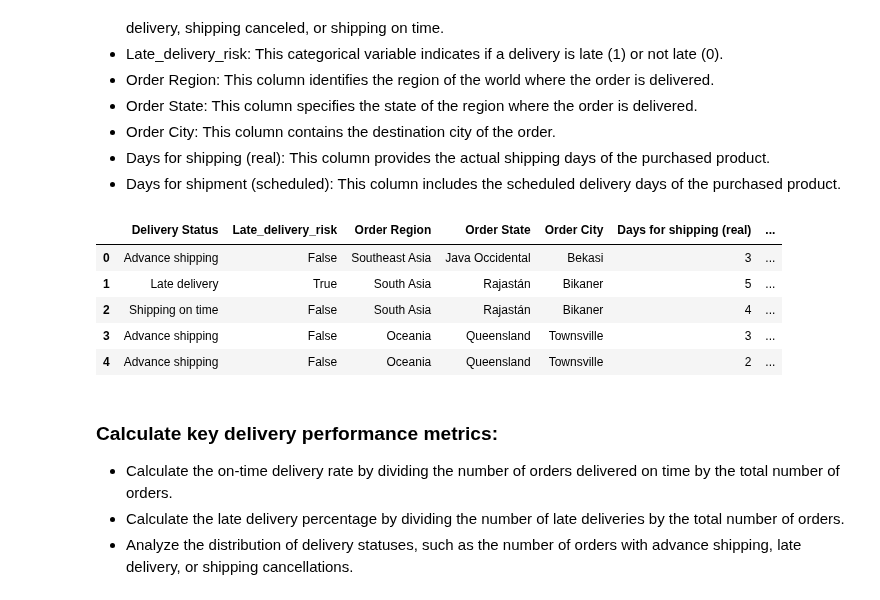
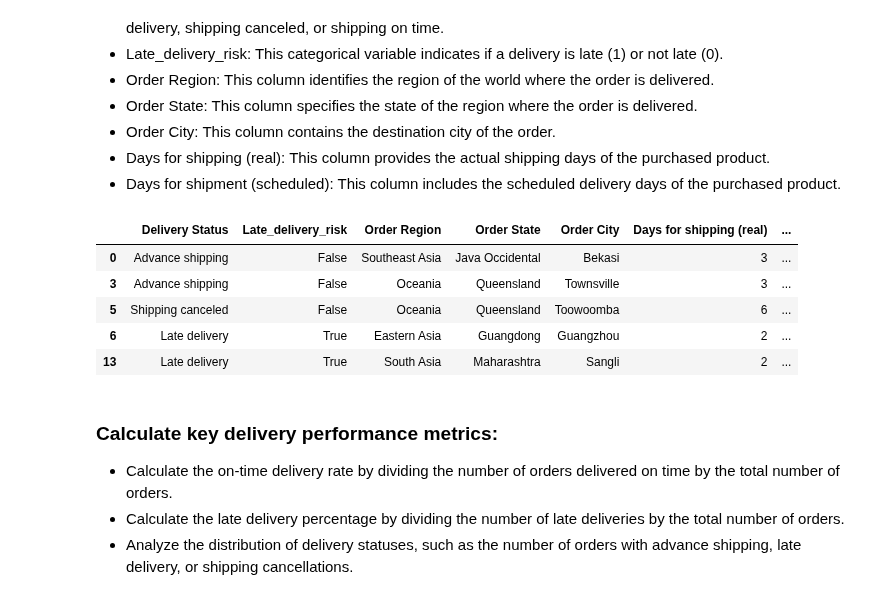
Before and after one commit to azamaufar/supplychainDA, a Jupyter notebook: EDA_Supply_Chain_Data.ipynb, the cells around one changed output. Cells and saved outputs as stored; diff of their text form; code cells hidden in the pictures.

```diff
--- a/EDA_Supply_Chain_Data.ipynb
+++ b/EDA_Supply_Chain_Data.ipynb
@@ -319,11 +305,9 @@ plt.show()
 For the next analysis, I filtered the dataset to only include orders that have a status of "COMPLETE". This is because I want to focus on orders that have already been processed and delivered to the customer. By filtering out orders with other statuses such as "PROCESSING", "PENDING", or "CANCELED", I can ensure that I am only analyzing data from orders that have already been completed. This will allow me to get a better understanding of the factors that contribute to successful and timely deliveries.
 # %%
 #Percentage of Delivery Status of Complete Order
-df_complete_order = df.loc[df['Order Status']=='COMPLETE']
+df_complete_order = df.loc[(df['Order Status']=='COMPLETE') | (df['Order Status']=='CANCELED')]
 delivery_counts = df_complete_order.groupby('Delivery Status')['Customer Id'].count()
 
-# Remove the "Shipping Canceled" label
-delivery_counts.drop('Shipping canceled', inplace=True)
 
 # plot a pie chart
 plt.pie(delivery_counts, labels=delivery_counts.index, autopct='%1.1f%%')
@@ -763,15 +562,15 @@ To calculate the on-time delivery rate, we need to determine the number of order
    - Days for shipping (real): This column provides the actual shipping days of the purchased product.
    - Days for shipment (scheduled): This column includes the scheduled delivery days of the purchased product.
 # %%
-df_delivery=df[['Delivery Status', 'Late_delivery_risk', 'Order Region', 'Order State', 'Order City', 'Days for shipping (real)', 'Days for shipment (scheduled)']]
+df_delivery=df_complete_order[['Delivery Status', 'Late_delivery_risk', 'Order Region', 'Order State', 'Order City', 'Days for shipping (real)', 'Days for shipment (scheduled)']]
 df_delivery.head()
 # %% [output]
 |  | Delivery Status | Late_delivery_risk | Order Region | Order State | Order City | Days for shipping (real) | ... |
 | 0 | Advance shipping | False | Southeast Asia | Java Occidental | Bekasi | 3 | ... |
-| 1 | Late delivery | True | South Asia | Rajastán | Bikaner | 5 | ... |
-| 2 | Shipping on time | False | South Asia | Rajastán | Bikaner | 4 | ... |
 | 3 | Advance shipping | False | Oceania | Queensland | Townsville | 3 | ... |
-| 4 | Advance shipping | False | Oceania | Queensland | Townsville | 2 | ... |
+| 5 | Shipping canceled | False | Oceania | Queensland | Toowoomba | 6 | ... |
+| 6 | Late delivery | True | Eastern Asia | Guangdong | Guangzhou | 2 | ... |
+| 13 | Late delivery | True | South Asia | Maharashtra | Sangli | 2 | ... |
 # %% [markdown]
 ### Calculate key delivery performance metrics:
    - Calculate the on-time delivery rate by dividing the number of orders delivered on time by the total number of orders.
```
Also changed, not shown: parts of 35 cells of this notebook, 4 other files.
